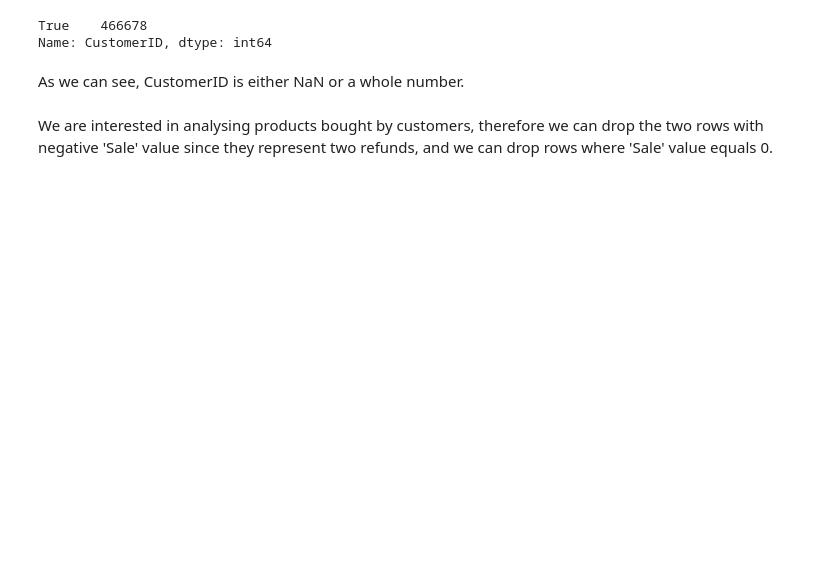
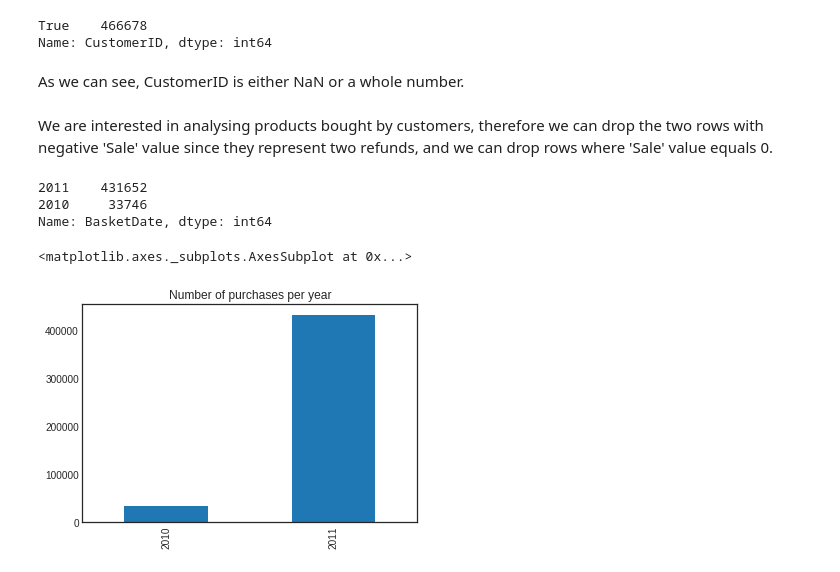
Before and after one commit to saramont/customer_supermarket_analysis, a Jupyter notebook: data_prep.ipynb, the cells around one changed output. Drawn from its saved outputs; the diff is of its cells as text; code cells hidden in the pictures; blank space fills up the shorter version.

```diff
--- a/data_prep.ipynb
+++ b/data_prep.ipynb
@@ -648,3 +621,5 @@ True    466678
 Name: BasketDate, dtype: int64
 # %% [markdown]
 All dates are in the same format.
+# %%
+df['BasketDate'] = pd.to_datetime(df['BasketDate'], format="%d/%m/%y %H:%M")
@@ -682,3 +677,15 @@ As we can see, CustomerID is either NaN or a whole number.
 We are interested in analysing products bought by customers, therefore we can drop the two rows with negative 'Sale' value since they represent two refunds, and we can drop rows where 'Sale' value equals 0.
 # %%
 df = df[df['Sale'] > 0]
+# %%
+years = df['BasketDate'].dt.year
+years.value_counts()
+# %% [output]
+2011    431652
+2010     33746
+Name: BasketDate, dtype: int64
+# %%
+years.value_counts(ascending=True).plot(kind='bar', title='Number of purchases per year')
+# %% [output]
+<matplotlib.axes._subplots.AxesSubplot at 0x...>
+[figure, added]
```
Also changed, not shown: parts of 30 cells of this notebook.
